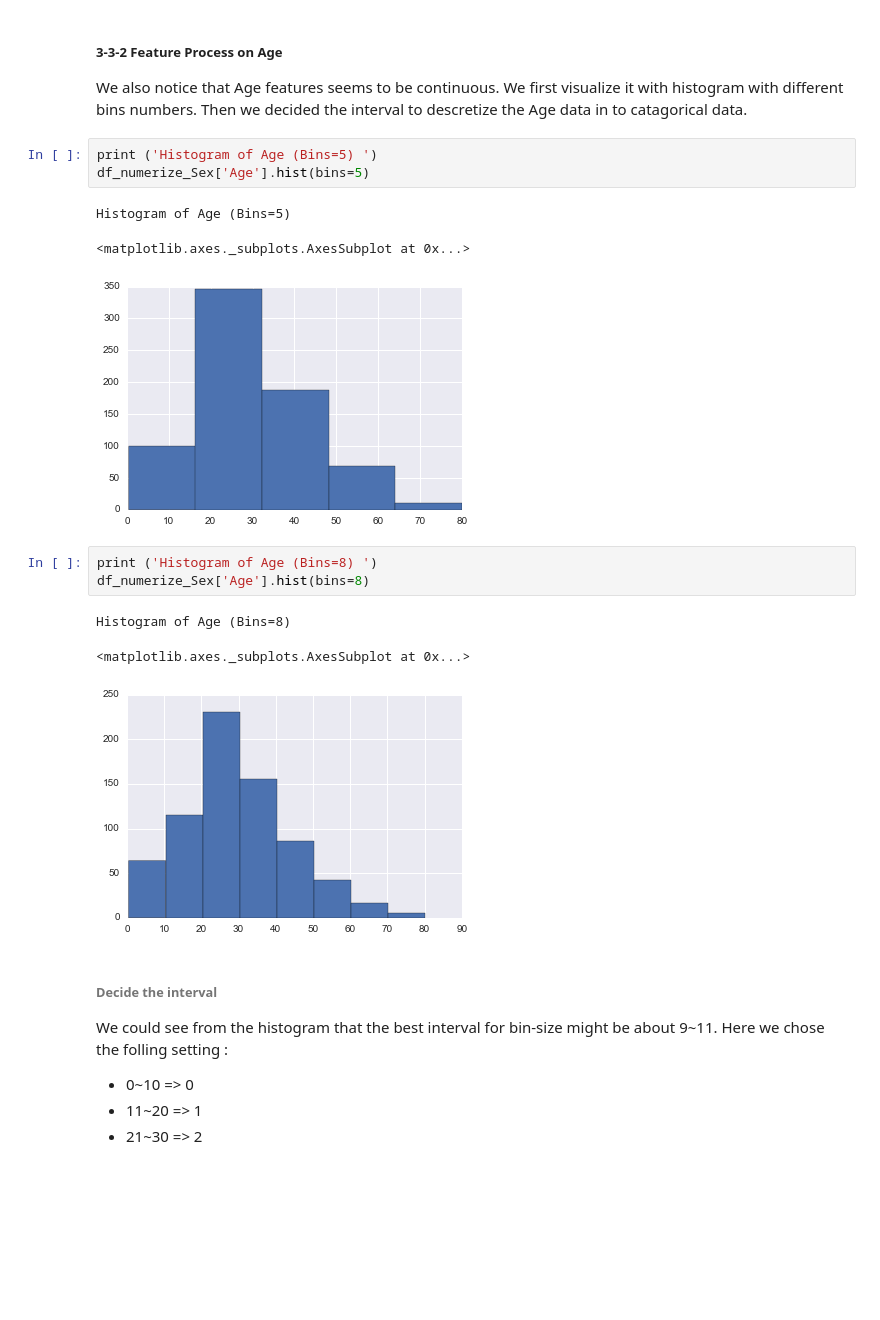
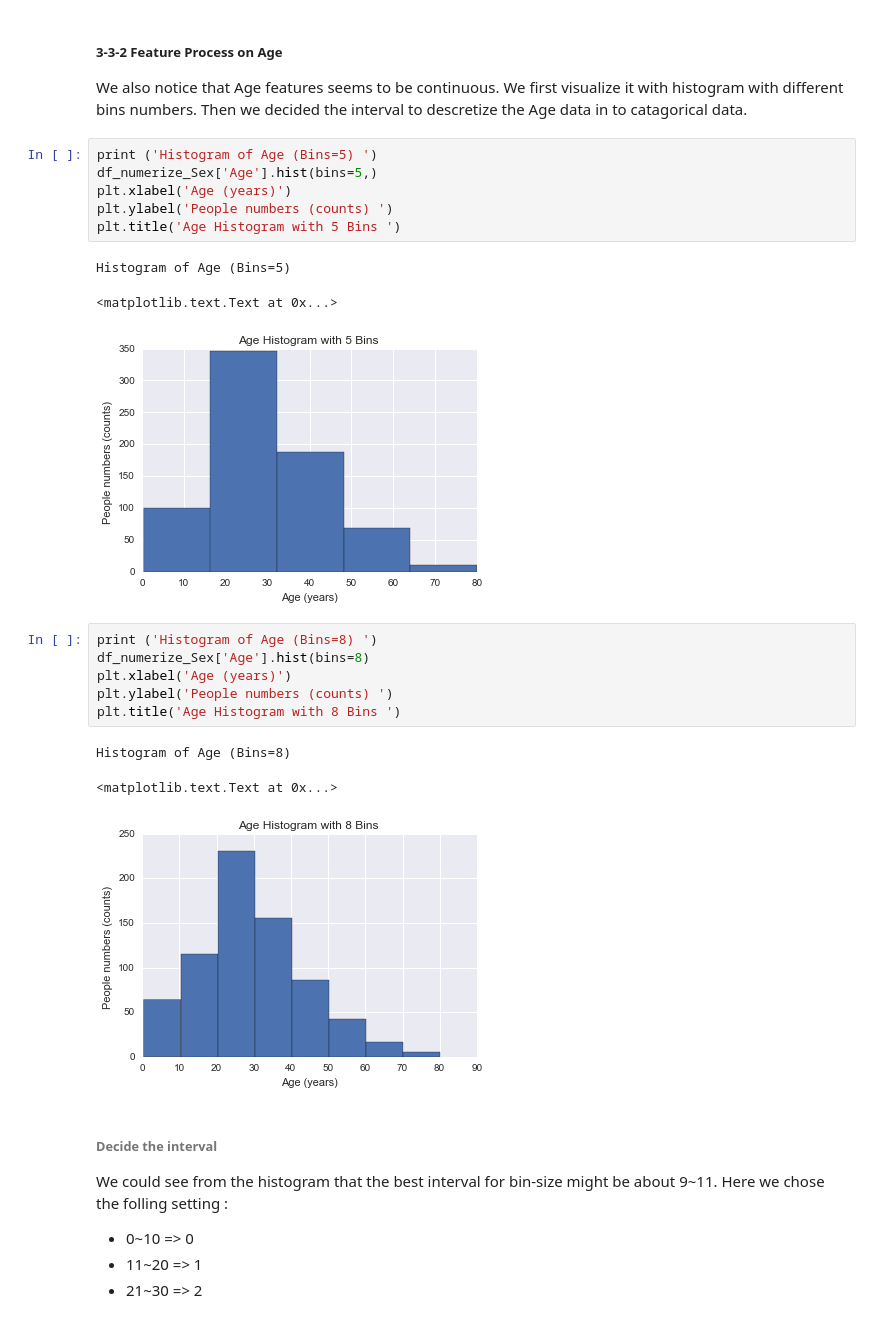
Before and after one commit to KentChun33333/machine-learning, a Jupyter notebook: DataAnalyst/P2/Data_Investigation_Titanic _Kent.ipynb, the cells around one changed output. Cells and saved outputs as stored; diff of their text form; blank space fills up the shorter version.

```diff
--- a/DataAnalyst/P2/Data_Investigation_Titanic _Kent.ipynb
+++ b/DataAnalyst/P2/Data_Investigation_Titanic _Kent.ipynb
@@ -188,18 +188,24 @@ We first visualize it with histogram with different bins numbers.
 Then we decided the interval to descretize the Age data in to catagorical data.
 # %%
 print ('Histogram of Age (Bins=5) ')
-df_numerize_Sex['Age'].hist(bins=5)
+df_numerize_Sex['Age'].hist(bins=5,)
+plt.xlabel('Age (years)')
+plt.ylabel('People numbers (counts) ')
+plt.title('Age Histogram with 5 Bins ')
 # %% [output]
 Histogram of Age (Bins=5)
-<matplotlib.axes._subplots.AxesSubplot at 0x...>
+<matplotlib.text.Text at 0x...>
-[figure, old version]
+[figure, new version]
 # %%
 print ('Histogram of Age (Bins=8) ')
 df_numerize_Sex['Age'].hist(bins=8)
+plt.xlabel('Age (years)')
+plt.ylabel('People numbers (counts) ')
+plt.title('Age Histogram with 8 Bins ')
 # %% [output]
 Histogram of Age (Bins=8)
-<matplotlib.axes._subplots.AxesSubplot at 0x...>
+<matplotlib.text.Text at 0x...>
-[figure, old version]
+[figure, new version]
 # %% [markdown]
 ###### Decide the interval
 We could see from the histogram that the best interval for bin-size might be about 9~11.
```
Also changed, not shown: parts of 5 cells of this notebook, 3 other files.
